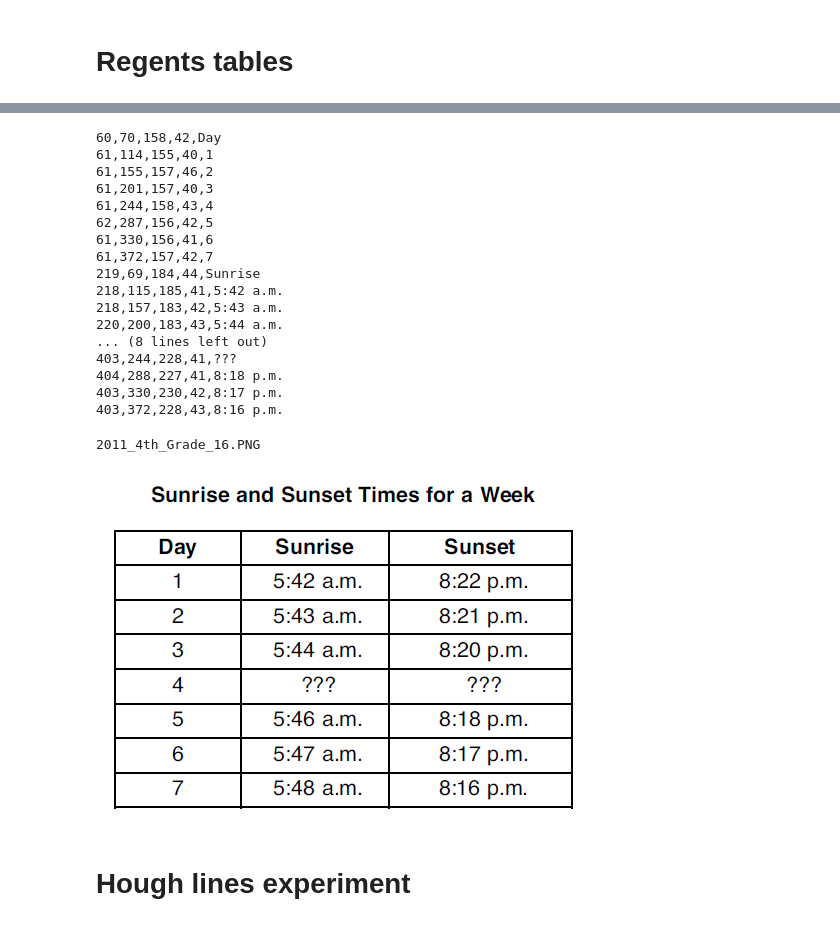
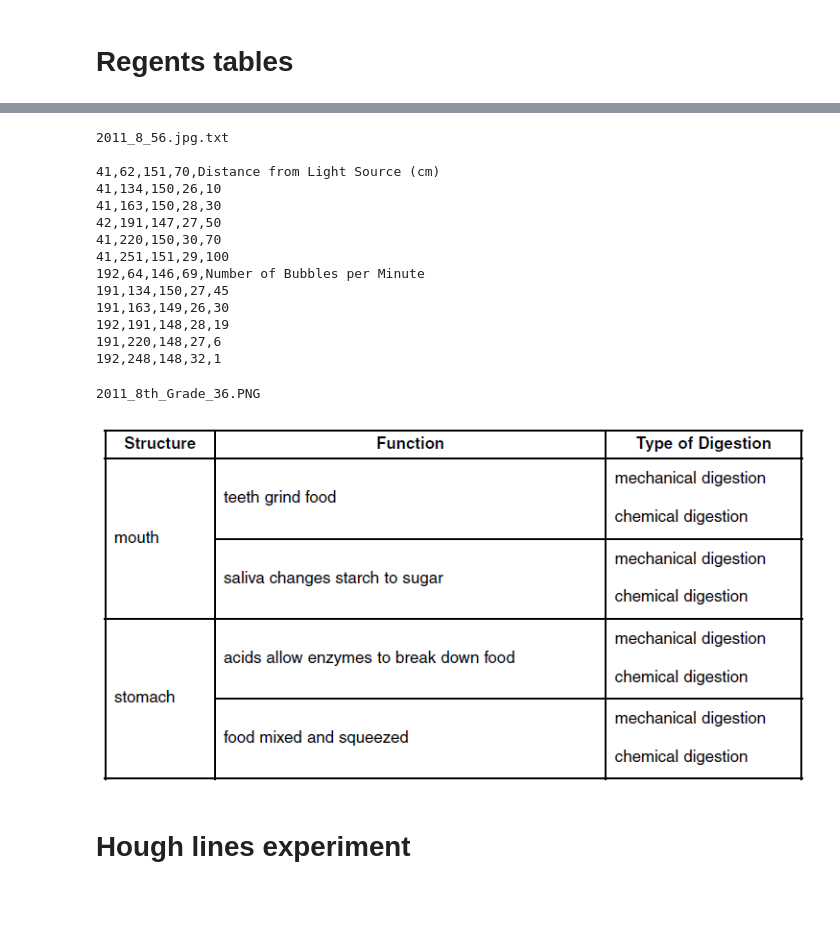
Before and after one commit to drschwenk/tableparse_notebooks, a Jupyter notebook: nicks_dataset.ipynb, the cells around one changed output, grey strips where cells are left out. Cells and saved outputs as stored; diff of their text form; code cells hidden in the pictures; blank space fills up the shorter version.

Commit message:
finished 8th grade mapping

```diff
--- a/nicks_dataset.ipynb
+++ b/nicks_dataset.ipynb
@@ -91,3 +91,4 @@ regents_anno_other = {an: ".PNG" for an in regents_anno if an not in regents_ann
 # %%
 regents_images_4 = os.listdir(regents_image_path_prefix + '/4th')
 regents_images_8 = os.listdir(regents_image_path_prefix + '/8th')
+regents_images_8 = [ri for ri in regents_images_8 if '2011' in ri]
@@ -112,33 +113,32 @@ img_n = 0
 anno_n = 0
 # %%
 anno_n += 1
-with open(regents_anno_path_prefix + list(regents_anno_4th.keys())[anno_n]) as f:
+with open(regents_anno_path_prefix + list(regents_anno_8th.keys())[anno_n]) as f:
+    print(list(regents_anno_8th.keys())[anno_n])
+    print()
     print(f.read())
 # %% [output]
-60,70,158,42,Day
-61,114,155,40,1
-61,155,157,46,2
-61,201,157,40,3
-61,244,158,43,4
-62,287,156,42,5
-61,330,156,41,6
-61,372,157,42,7
-219,69,184,44,Sunrise
-218,115,185,41,5:42 a.m.
-218,157,183,42,5:43 a.m.
-220,200,183,43,5:44 a.m.
-... (8 lines left out)
-403,244,228,41,???
-404,288,227,41,8:18 p.m.
-403,330,230,42,8:17 p.m.
-403,372,228,43,8:16 p.m.
+2011_8_56.jpg.txt
+
+41,62,151,70,Distance from Light Source (cm)
+41,134,150,26,10
+41,163,150,28,30
+42,191,147,27,50
+41,220,150,30,70
+41,251,151,29,100
+192,64,146,69,Number of Bubbles per Minute
+191,134,150,27,45
+191,163,149,26,30
+192,191,148,28,19
+191,220,148,27,6
+192,248,148,32,1
 # %%
-img_n += 1
-print(regents_images_4[img_n])
-Image.open(regents_image_path_prefix + '/4th/' + regents_images_4[img_n])
+img_n +=1
+print(regents_images_8[img_n])
+Image.open(regents_image_path_prefix + '/8th/' + regents_images_8[img_n])
 # %% [output]
-2011_4th_Grade_16.PNG
+2011_8th_Grade_36.PNG
-[figure, old version]
+[figure, new version]
 # %%
 name_mapping = {
     '2007_4_15.jpg.txt': '2007_4th_Grade_09.PNG',
```
Also changed, not shown: parts of 3 cells of this notebook, 2 other files.
